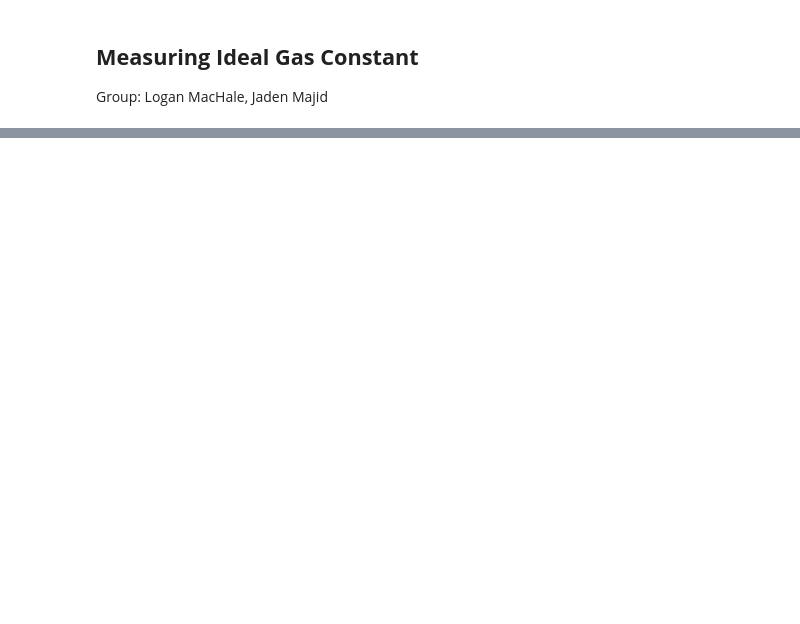
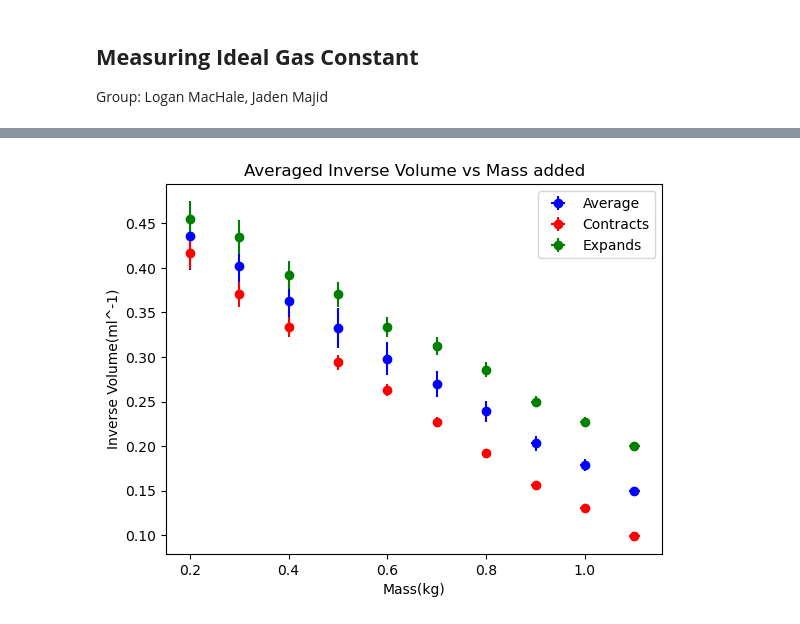
Before and after one commit to JadenMajid/Experiment-2-229, a Jupyter notebook: Logy Experiment Notes.ipynb, the cells around one changed output, grey strips where cells are left out. Saved outputs shown, nothing was run; the diff lists cells and outputs as text; code cells hidden in the pictures; blank space fills up the shorter version.

```diff
--- a/Logy Experiment Notes.ipynb
+++ b/Logy Experiment Notes.ipynb
@@ -55,0 +115,50 @@ __15:15__ second run of data collection started
+# %%
+"""Code for plotting data"""
+
+import matplotlib.pyplot as plt
+import numpy as np
+
+fname = 'AveragedData.csv'
+
+data = np.loadtxt(fname, delimiter=',', comments='#',
+                  usecols=(0, 1, 2, 3))
+
+x = data[:, 0]
+y = data[:, 2]
+avg_x_sigma = data[:, 1]
+avg_y_sigma = data[:, 3]
+
+plt.errorbar(x, y, avg_y_sigma, avg_x_sigma, "bo")
+
+fname = 'GasContractsData.csv'
+
+data = np.loadtxt(fname, delimiter=',', comments='#',
+                  usecols=(1, 2, 6, 7))
+
+x = data[:, 0]
+y = data[:, 2]
+con_x_sigma = data[:, 1]
+con_y_sigma = data[:, 3]
+
+plt.errorbar(x, y, yerr=con_y_sigma, xerr=con_x_sigma, fmt='ro')
+
+fname = 'GasExpandsData.csv'
+
+data = np.loadtxt(fname, delimiter=',', comments='#',
+                  usecols=(1, 2, 6, 7))
+
+x = data[:, 0]
+y = data[:, 2]
+ex_x_sigma = data[:, 1]
+ex_y_sigma = data[:, 3]
+
+plt.errorbar(x, y, yerr=ex_y_sigma, xerr=ex_x_sigma, fmt='go')
+
+plt.title("Averaged Inverse Volume vs Mass added")
+plt.legend(["Average", "Contracts", "Expands"])
+plt.xlabel("Mass(kg)")
+plt.ylabel("Inverse Volume(ml^-1)")
+
+plt.show()
+# %% [output]
+[figure, added]
```
Also changed, not shown: parts of 6 cells of this notebook.
